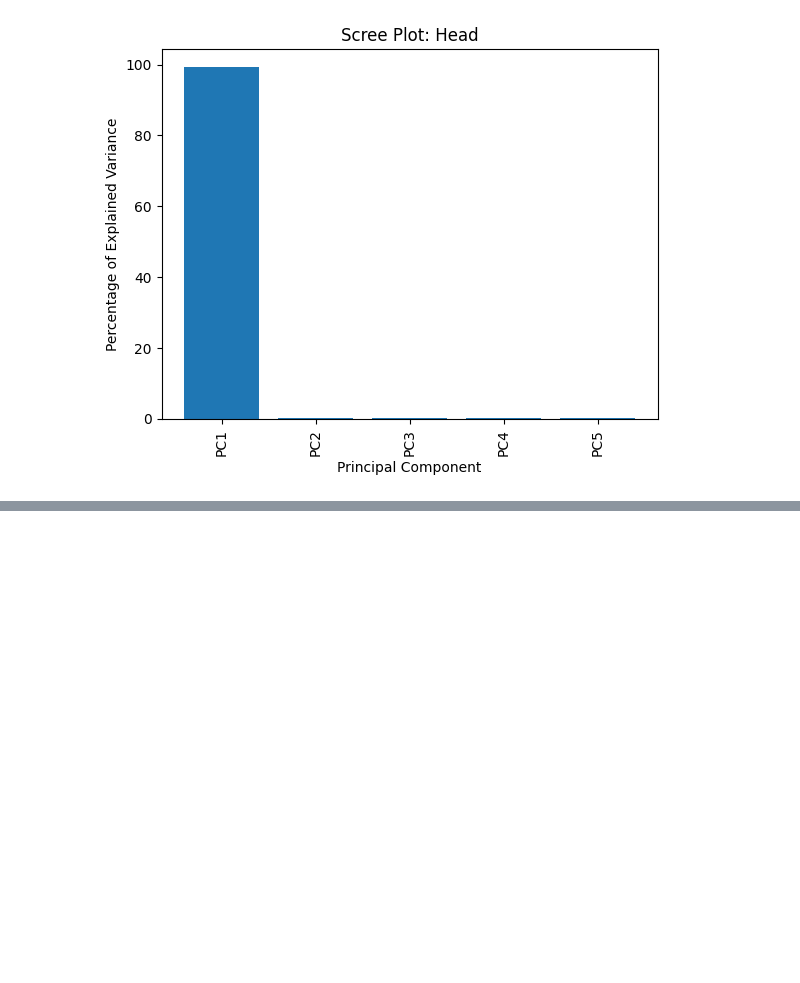
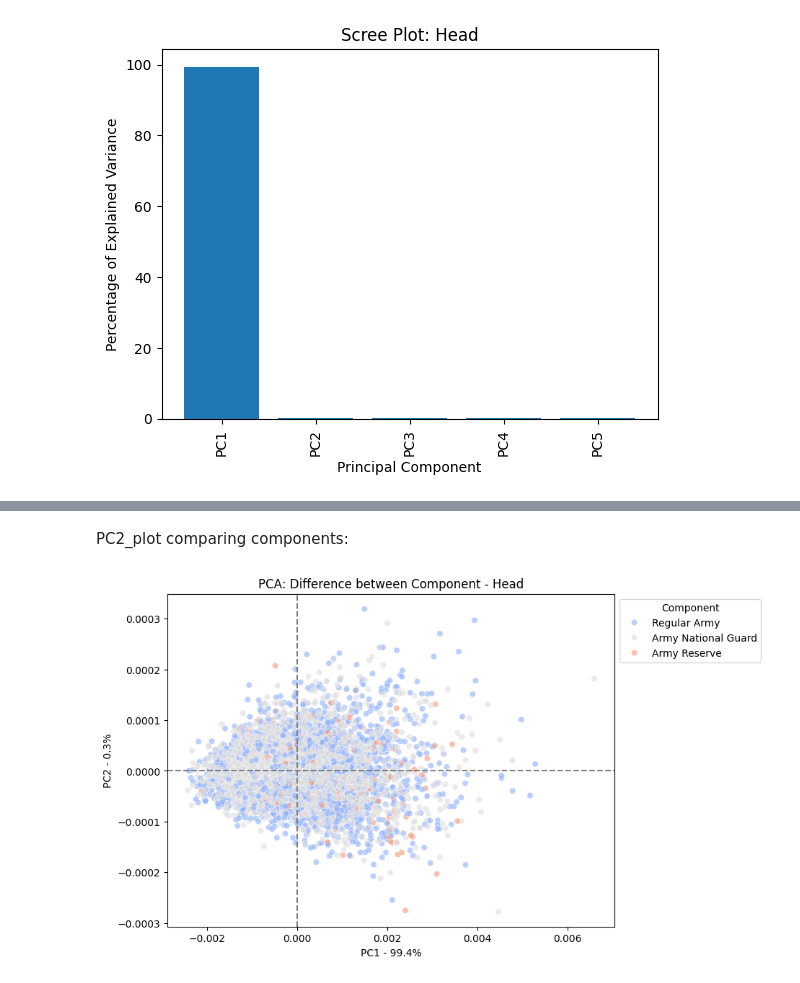
Before and after one commit to jobindjohn/anthromass, a Jupyter notebook: anthropmass/nbs/310_anthro_pca_viz_head.ipynb, the cells around one changed output, grey strips where cells are left out. Cells and saved outputs as stored; diff of their text form; code cells hidden in the pictures; blank space fills up the shorter version.

```diff
--- a/anthropmass/nbs/310_anthro_pca_viz_head.ipynb
+++ b/anthropmass/nbs/310_anthro_pca_viz_head.ipynb
@@ -35,0 +60,6 @@ NameError: name 'Pairplot' is not defined
+# %% [markdown]
+PC2_plot comparing components:
+# %%
+PC2_plot(ansur,ansur_scaled,head,'Head','Component')
+# %% [output]
+[figure, added]
```
Also changed, not shown: parts of 11 cells of this notebook, 5 other files.
